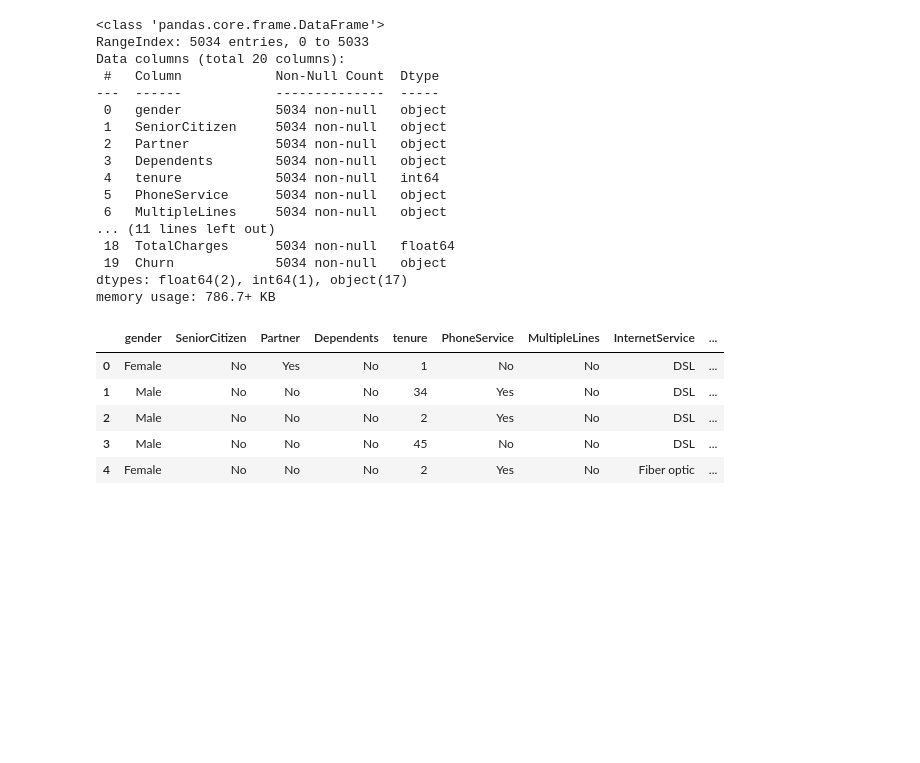
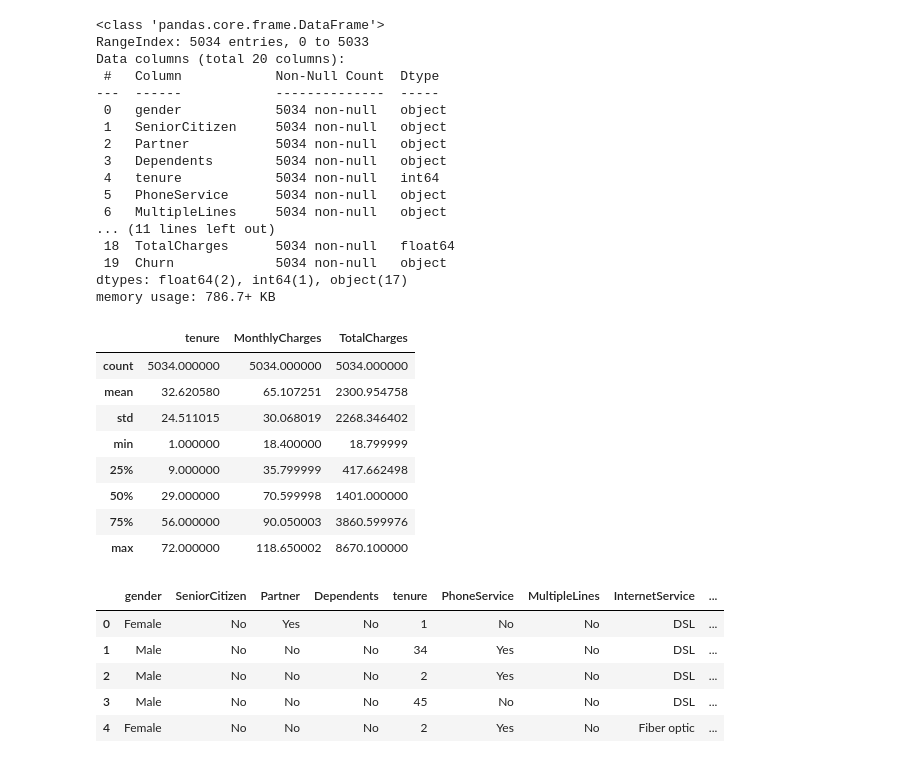
Before and after one commit to Azie88/Gradio-ML-classification-model-app-deployment, a Jupyter notebook: Project_notebook.ipynb, the cells around one changed output. Drawn from its saved outputs; the diff is of its cells as text; code cells hidden in the pictures; blank space fills up the shorter version.

```diff
--- a/Project_notebook.ipynb
+++ b/Project_notebook.ipynb
@@ -56,6 +58,18 @@ Data columns (total 20 columns):
  19  Churn             5034 non-null   object
 dtypes: float64(2), int64(1), object(17)
 memory usage: 786.7+ KB
+# %%
+Data_All.describe()
+# %% [output]
+|  | tenure | MonthlyCharges | TotalCharges |
+| count | 5034.000000 | 5034.000000 | 5034.000000 |
+| mean | 32.620580 | 65.107251 | 2300.954758 |
+| std | 24.511015 | 30.068019 | 2268.346402 |
+| min | 1.000000 | 18.400000 | 18.799999 |
+| 25% | 9.000000 | 35.799999 | 417.662498 |
+| 50% | 29.000000 | 70.599998 | 1401.000000 |
+| 75% | 56.000000 | 90.050003 | 3860.599976 |
+| max | 72.000000 | 118.650002 | 8670.100000 |
 # %%
 Data_All.head()
 # %% [output]
```
Also changed, not shown: parts of 21 cells of this notebook.
